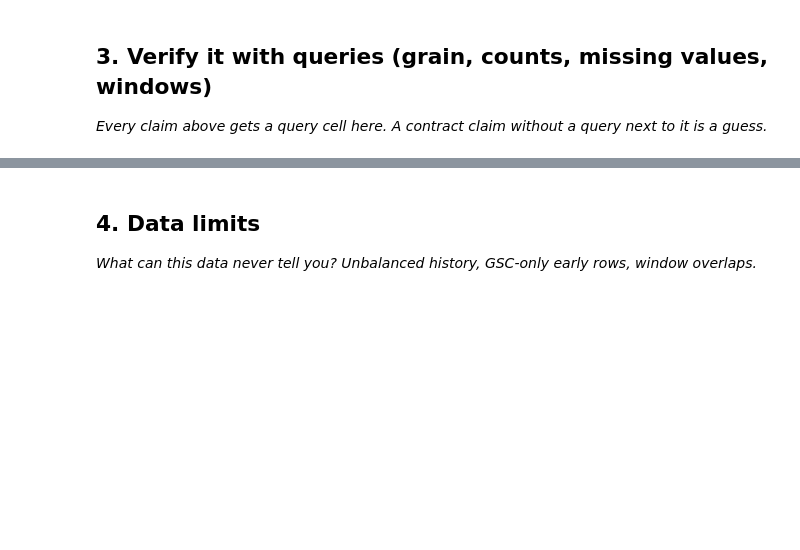
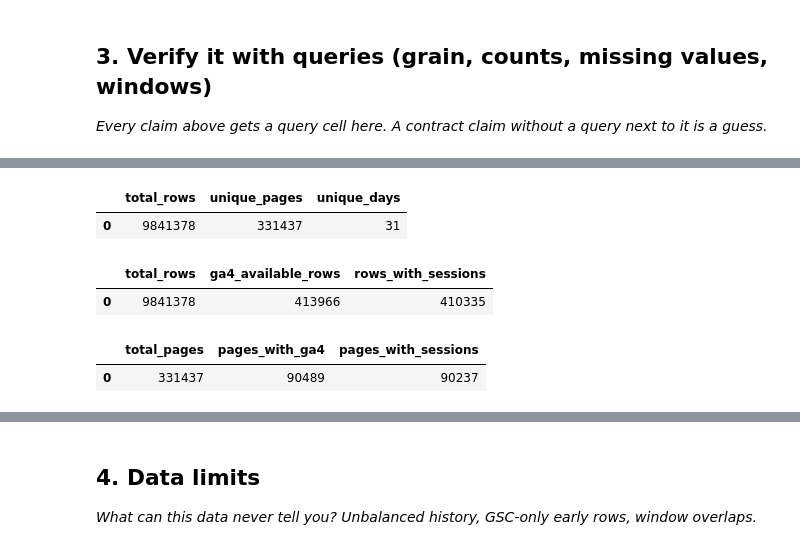
Before and after one commit to SaimAli0001/Flyrank-Internship-ml, a Jupyter notebook: work/notebooks/w03_data_contract.ipynb, the cells around one changed output, grey strips where cells are left out. Cells and saved outputs as stored; diff of their text form; code cells hidden in the pictures; blank space fills up the shorter version.

```diff
--- a/work/notebooks/w03_data_contract.ipynb
+++ b/work/notebooks/w03_data_contract.ipynb
@@ -29,0 +183,61 @@ This skeleton is yours to fill. Work the sections **in order** — each one has
+# %%
+grain_check = con.sql(f"""
+SELECT
+    COUNT(*) AS total_rows,
+    COUNT(DISTINCT content_hash_id) AS unique_pages,
+    COUNT(DISTINCT report_date) AS unique_days
+FROM {REL}
+""").df()
+
+grain_check
+# %% [output]
+|  | total_rows | unique_pages | unique_days |
+| 0 | 9841378 | 331437 | 31 |
+# %%
+ga4_check = con.sql("""
+    SELECT
+        COUNT(*) AS total_rows,
+
+        COUNT(*) FILTER (
+            WHERE ga4_data_available IS TRUE
+        ) AS ga4_available_rows,
+
+        COUNT(*) FILTER (
+            WHERE ga4_data_available IS TRUE
+              AND ga4_sessions > 0
+        ) AS rows_with_sessions
+
+    FROM read_parquet(
+        'hf://datasets/FlyRank/internship-warehouse/fact_content_daily_performance/month=2026-03/*.parquet'
+    )
+""").df()
+
+ga4_check
+# %% [output]
+|  | total_rows | ga4_available_rows | rows_with_sessions |
+| 0 | 9841378 | 413966 | 410335 |
+# %%
+page_ga4_check = con.sql("""
+    SELECT
+        COUNT(DISTINCT content_hash_id) AS total_pages,
+
+        COUNT(DISTINCT CASE
+            WHEN ga4_data_available IS TRUE
+            THEN content_hash_id
+        END) AS pages_with_ga4,
+
+        COUNT(DISTINCT CASE
+            WHEN ga4_data_available IS TRUE
+             AND ga4_sessions > 0
+            THEN content_hash_id
+        END) AS pages_with_sessions
+
+    FROM read_parquet(
+        'hf://datasets/FlyRank/internship-warehouse/fact_content_daily_performance/month=2026-03/*.parquet'
+    )
+""").df()
+
+page_ga4_check
+# %% [output]
+|  | total_pages | pages_with_ga4 | pages_with_sessions |
+| 0 | 331437 | 90489 | 90237 |
```
Also changed, not shown: parts of 22 cells of this notebook.
